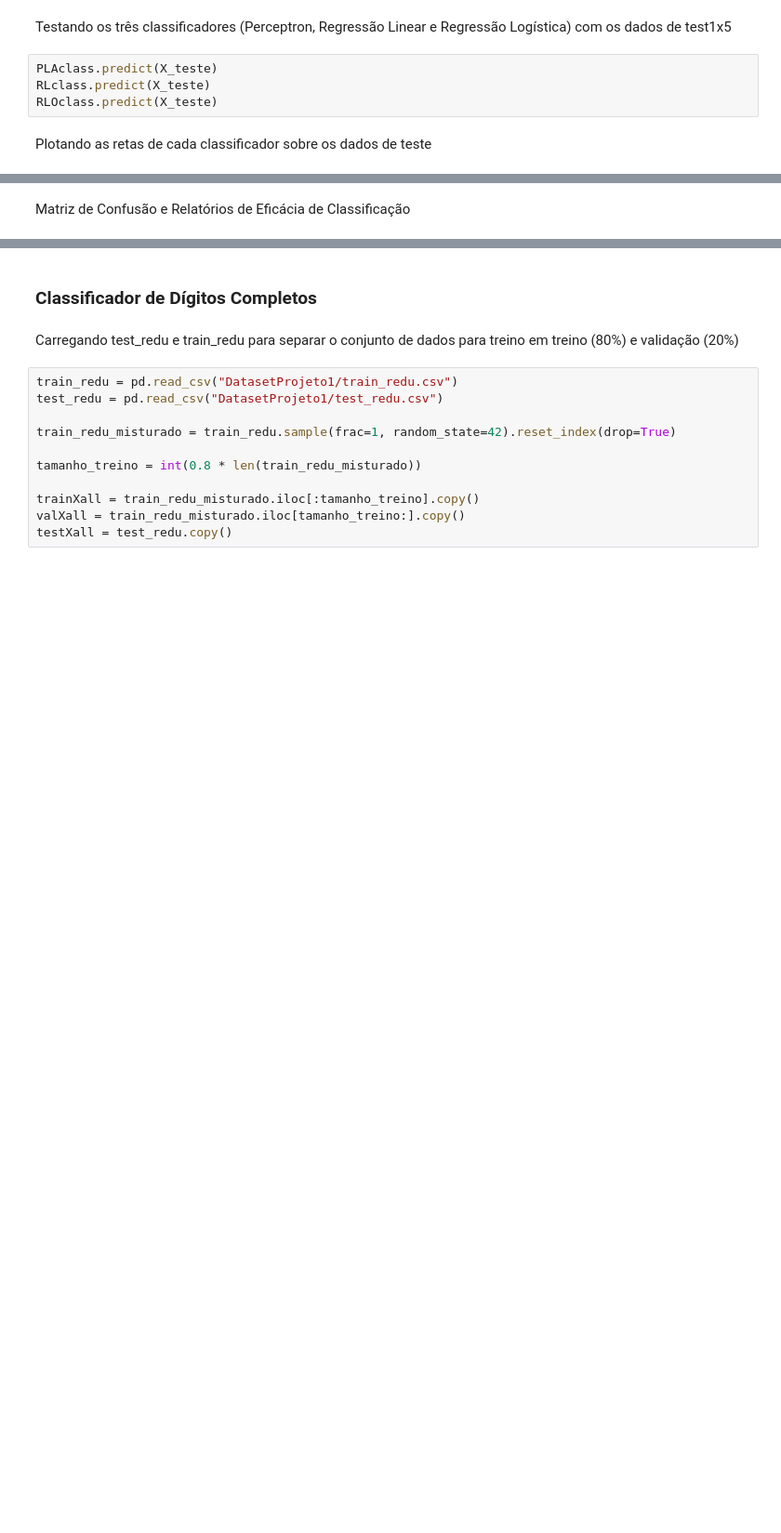
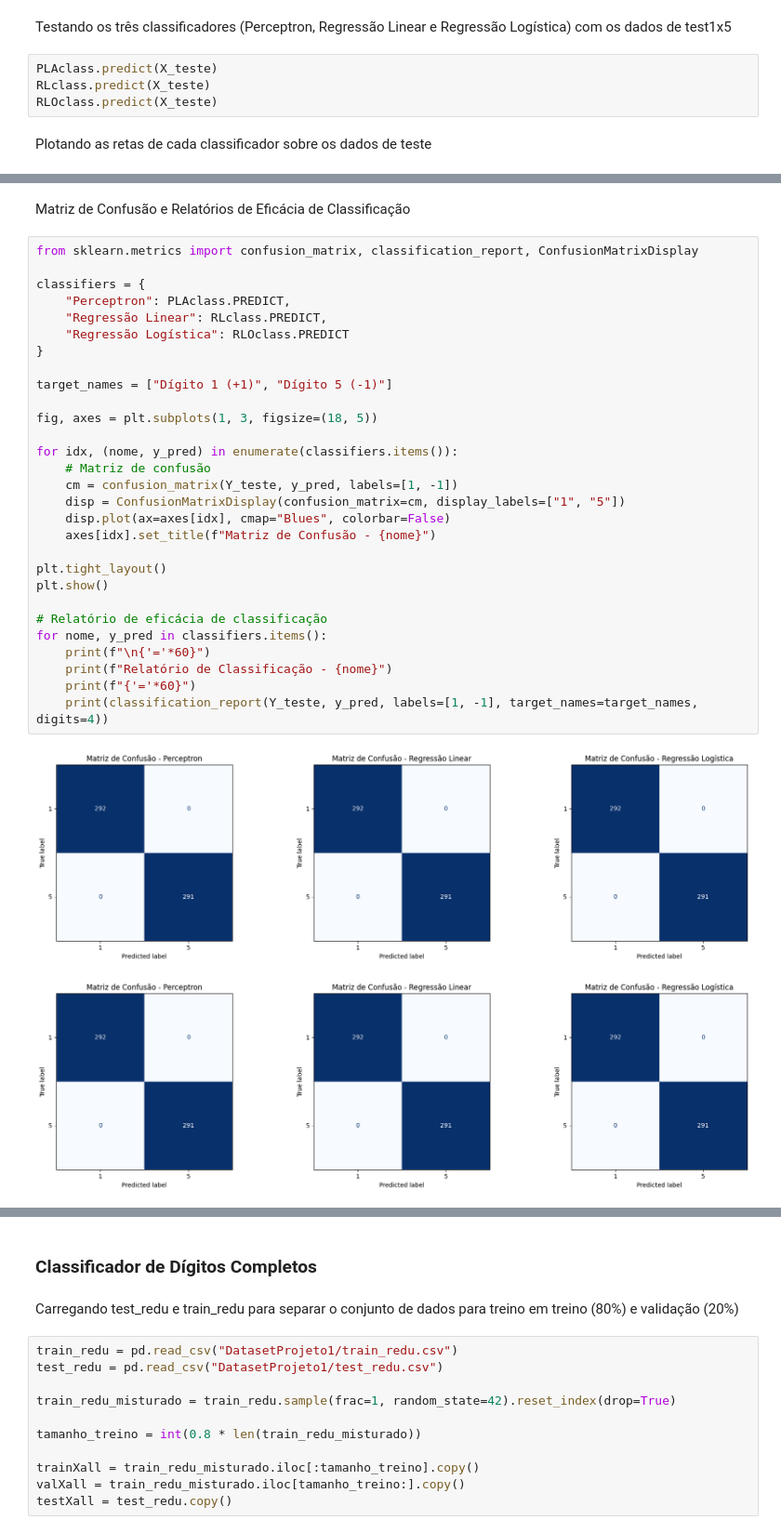
Before and after one commit to mshaeut/Projeto_Aprendizagem_de_Maquina-Reconhecimento_de_Digitos, a Jupyter notebook: AM-Projeto1-Implementacoes-LA.ipynb, the cells around one changed output, grey strips where cells are left out. Shown at 93% size. Drawn from its saved outputs; the diff is of its cells as text; blank space fills up the shorter version.

Commit message:
prototipo matriz de confusão e relatorios

```diff
--- a/AM-Projeto1-Implementacoes-LA.ipynb
+++ b/AM-Projeto1-Implementacoes-LA.ipynb
@@ -410,2 +410,34 @@ plot_graph("1 x 5", test1x5, -0.03, 1.03, -0.03, 1.03, True, PLAclass, RLclass,
-# %% [markdown]
-Matriz de Confusão e Relatórios de Eficácia de Classificação
+# %% [markdown]
+Matriz de Confusão e Relatórios de Eficácia de Classificação
+# %%
+from sklearn.metrics import confusion_matrix, classification_report, ConfusionMatrixDisplay
+
+classifiers = {
+    "Perceptron": PLAclass.PREDICT,
+    "Regressão Linear": RLclass.PREDICT,
+    "Regressão Logística": RLOclass.PREDICT
+}
+
+target_names = ["Dígito 1 (+1)", "Dígito 5 (-1)"]
+
+fig, axes = plt.subplots(1, 3, figsize=(18, 5))
+
+for idx, (nome, y_pred) in enumerate(classifiers.items()):
+    # Matriz de confusão
+    cm = confusion_matrix(Y_teste, y_pred, labels=[1, -1])
+    disp = ConfusionMatrixDisplay(confusion_matrix=cm, display_labels=["1", "5"])
+    disp.plot(ax=axes[idx], cmap="Blues", colorbar=False)
+    axes[idx].set_title(f"Matriz de Confusão - {nome}")
+
+plt.tight_layout()
+plt.show()
+
+# Relatório de eficácia de classificação
+for nome, y_pred in classifiers.items():
+    print(f"\n{'='*60}")
+    print(f"Relatório de Classificação - {nome}")
+    print(f"{'='*60}")
+    print(classification_report(Y_teste, y_pred, labels=[1, -1], target_names=target_names, digits=4))
+# %% [output]
+[figure, added]
+[figure, added]
```
Also changed, not shown: parts of 15 cells of this notebook.
